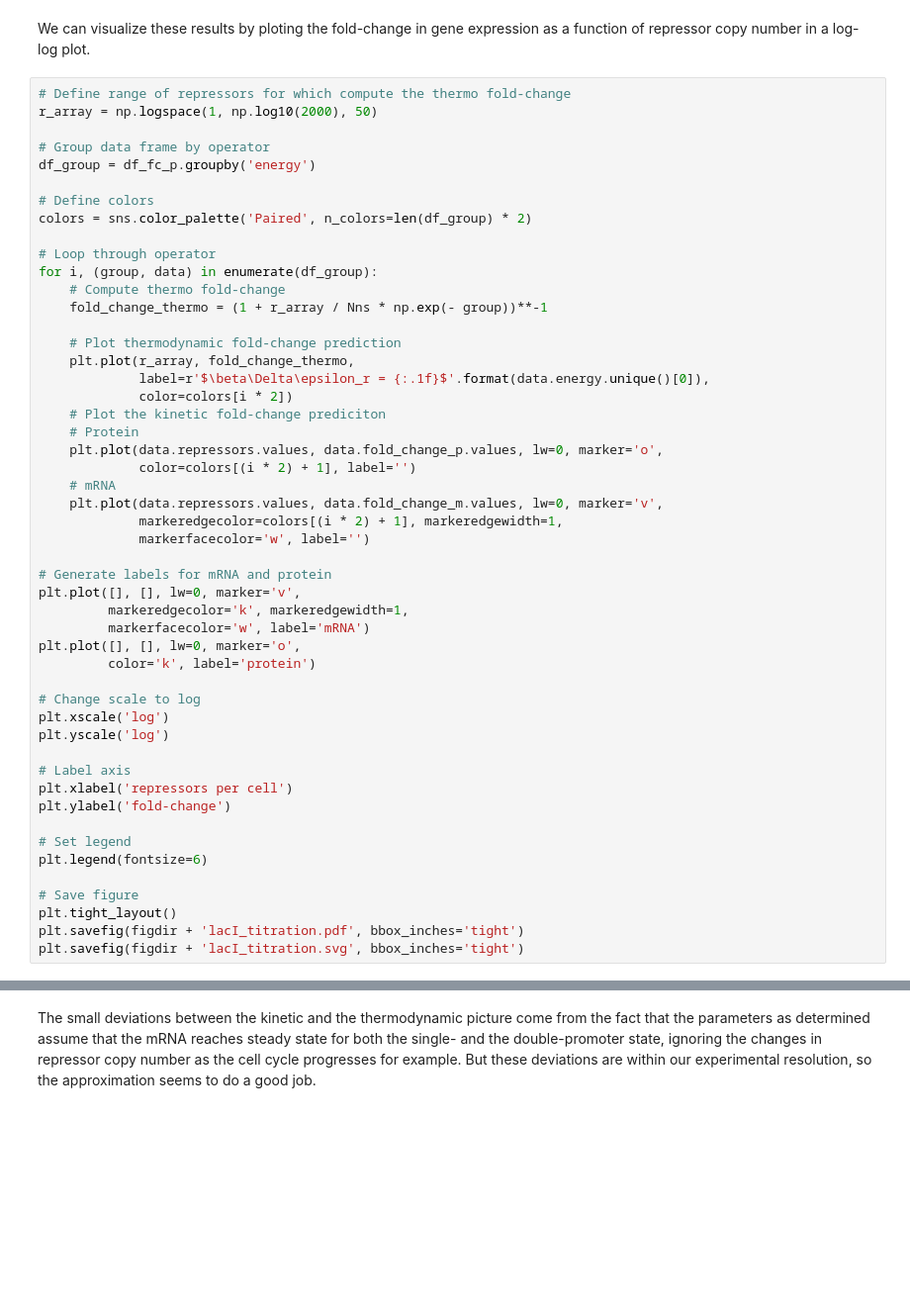
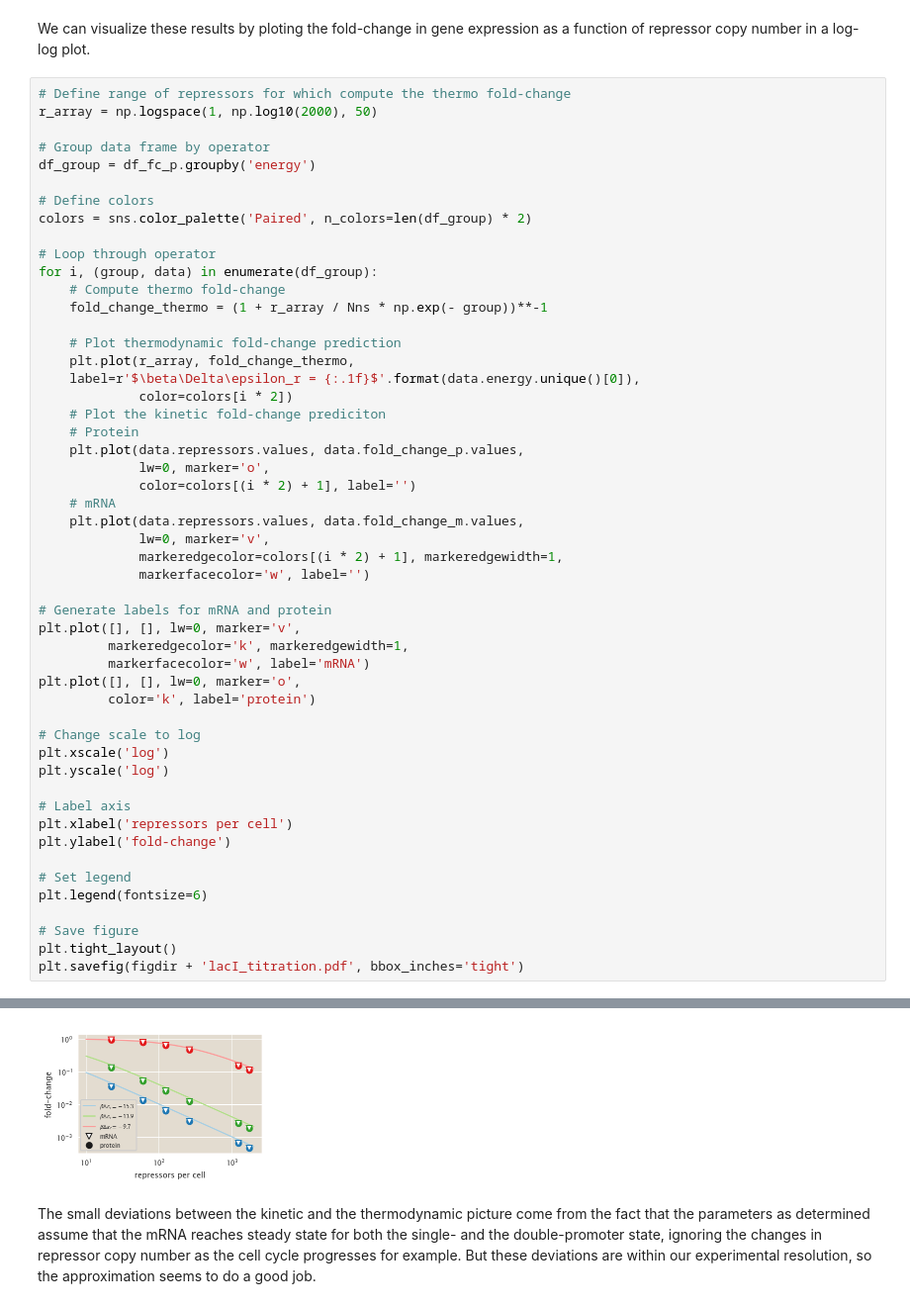
Before and after one commit to RPGroup-PBoC/chann_cap, a Jupyter notebook: src/theory/moment_dynamics_cell_division.ipynb, the cells around one changed output, grey strips where cells are left out. Shown at 99% size. Drawn from its saved outputs; the diff is of its cells as text; blank space fills up the shorter version.

```diff
--- a/src/theory/moment_dynamics_cell_division.ipynb
+++ b/src/theory/moment_dynamics_cell_division.ipynb
@@ -913,14 +933,16 @@ for i, (group, data) in enumerate(df_group):
 
     # Plot thermodynamic fold-change prediction
     plt.plot(r_array, fold_change_thermo,
-             label=r'$\beta\Delta\epsilon_r = {:.1f}$'.format(data.energy.unique()[0]),
+    label=r'$\beta\Delta\epsilon_r = {:.1f}$'.format(data.energy.unique()[0]),
              color=colors[i * 2])
     # Plot the kinetic fold-change prediciton
     # Protein
-    plt.plot(data.repressors.values, data.fold_change_p.values, lw=0, marker='o',
+    plt.plot(data.repressors.values, data.fold_change_p.values,
+             lw=0, marker='o',
              color=colors[(i * 2) + 1], label='')
     # mRNA
-    plt.plot(data.repressors.values, data.fold_change_m.values, lw=0, marker='v',
+    plt.plot(data.repressors.values, data.fold_change_m.values,
+             lw=0, marker='v',
              markeredgecolor=colors[(i * 2) + 1], markeredgewidth=1,
              markerfacecolor='w', label='')
 
@@ -945,5 +967,4 @@ plt.legend(fontsize=6)
 # Save figure
 plt.tight_layout()
 plt.savefig(figdir + 'lacI_titration.pdf', bbox_inches='tight')
-plt.savefig(figdir + 'lacI_titration.svg', bbox_inches='tight')
 # %% [output]
@@ -951,3 +971,4 @@ plt.savefig(figdir + 'lacI_titration.svg', bbox_inches='tight')
+[figure, added]
 # %% [markdown]
 The small deviations between the kinetic and the thermodynamic picture come from the fact that the parameters as determined assume that the mRNA reaches steady state for both the single- and the double-promoter state, ignoring the changes in repressor copy number as the cell cycle progresses for example. But these deviations are within our experimental resolution, so the approximation seems to do a good job.
 # %% [markdown]
```
Also changed, not shown: parts of 26 cells of this notebook.
